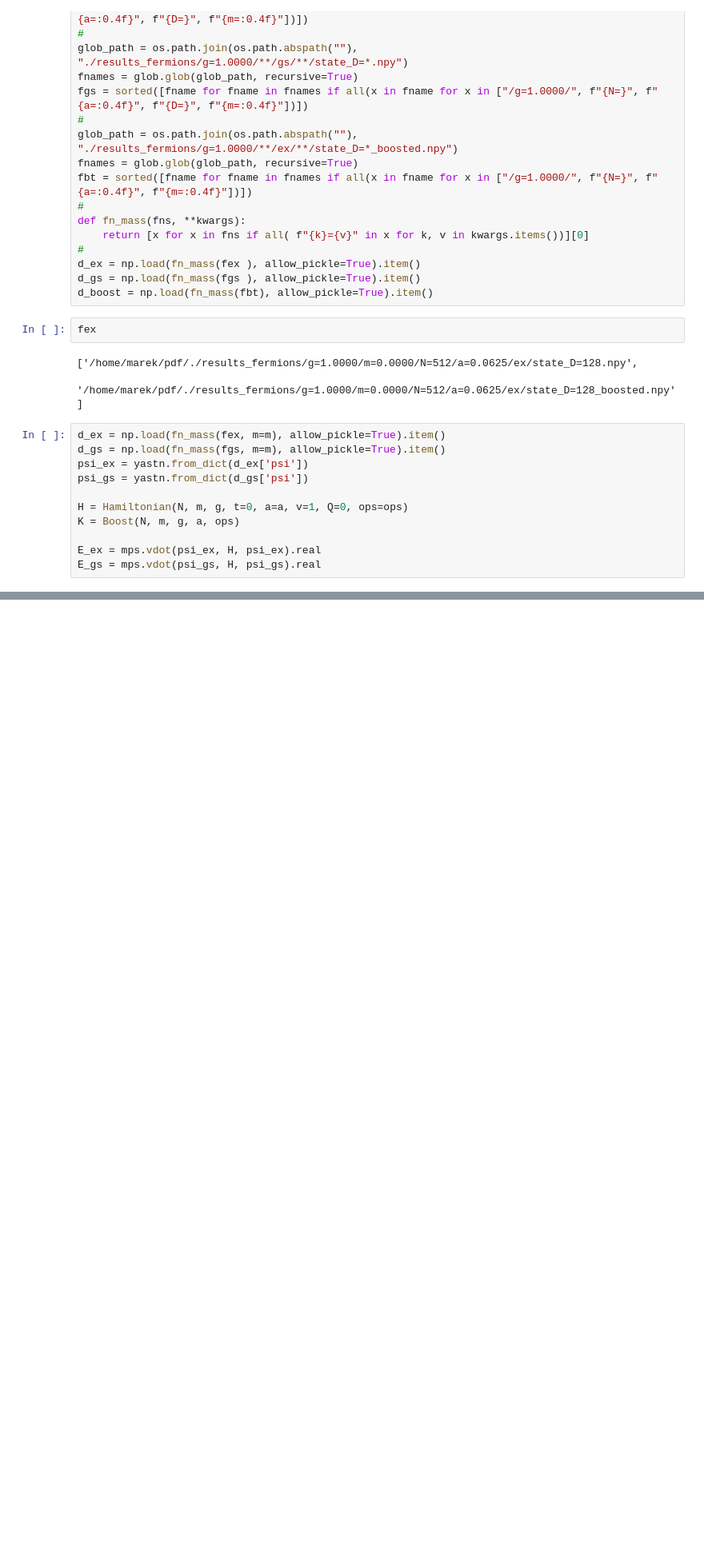
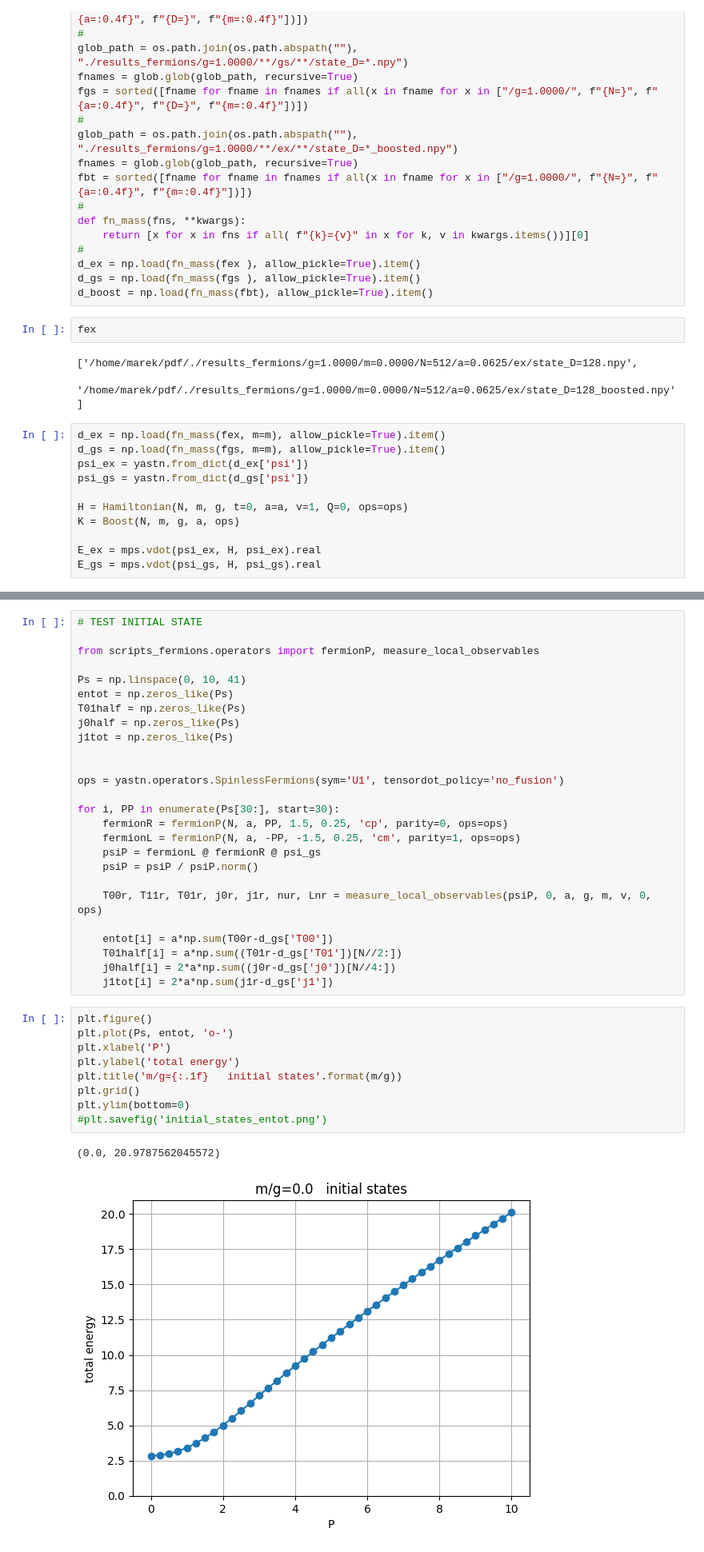
Before and after one commit to marekrams/pdf, a Jupyter notebook: multiplicity_gauss_m=0.ipynb, the cells around one changed output, grey strips where cells are left out. Shown at 80% size. Saved outputs shown, nothing was run; the diff lists cells and outputs as text; blank space fills up the shorter version.

```diff
--- a/multiplicity_gauss_m=0.ipynb
+++ b/multiplicity_gauss_m=0.ipynb
@@ -133,0 +103,38 @@ plt.ylim([1e-3, 1e1])
+# %%
+# TEST INITIAL STATE
+
+from scripts_fermions.operators import fermionP, measure_local_observables
+
+Ps = np.linspace(0, 10, 41)
+entot = np.zeros_like(Ps)
+T01half = np.zeros_like(Ps)
+j0half = np.zeros_like(Ps)
+j1tot = np.zeros_like(Ps)
+
+
+ops = yastn.operators.SpinlessFermions(sym='U1', tensordot_policy='no_fusion')
+
+for i, PP in enumerate(Ps[30:], start=30):
+    fermionR = fermionP(N, a, PP, 1.5, 0.25, 'cp', parity=0, ops=ops)
+    fermionL = fermionP(N, a, -PP, -1.5, 0.25, 'cm', parity=1, ops=ops)
+    psiP = fermionL @ fermionR @ psi_gs
+    psiP = psiP / psiP.norm()
+
+    T00r, T11r, T01r, j0r, j1r, nur, Lnr = measure_local_observables(psiP, 0, a, g, m, v, 0, ops)
+
+    entot[i] = a*np.sum(T00r-d_gs['T00'])
+    T01half[i] = a*np.sum((T01r-d_gs['T01'])[N//2:])
+    j0half[i] = 2*a*np.sum((j0r-d_gs['j0'])[N//4:])
+    j1tot[i] = 2*a*np.sum(j1r-d_gs['j1'])
+# %%
+plt.figure()
+plt.plot(Ps, entot, 'o-')
+plt.xlabel('P')
+plt.ylabel('total energy')
+plt.title('m/g={:.1f}   initial states'.format(m/g))
+plt.grid()
+plt.ylim(bottom=0)
+#plt.savefig('initial_states_entot.png')
+# %% [output]
+(0.0, 20.9787562045572)
+[figure, added]
```
Also changed, not shown: parts of 12 cells of this notebook, 1 other file.
